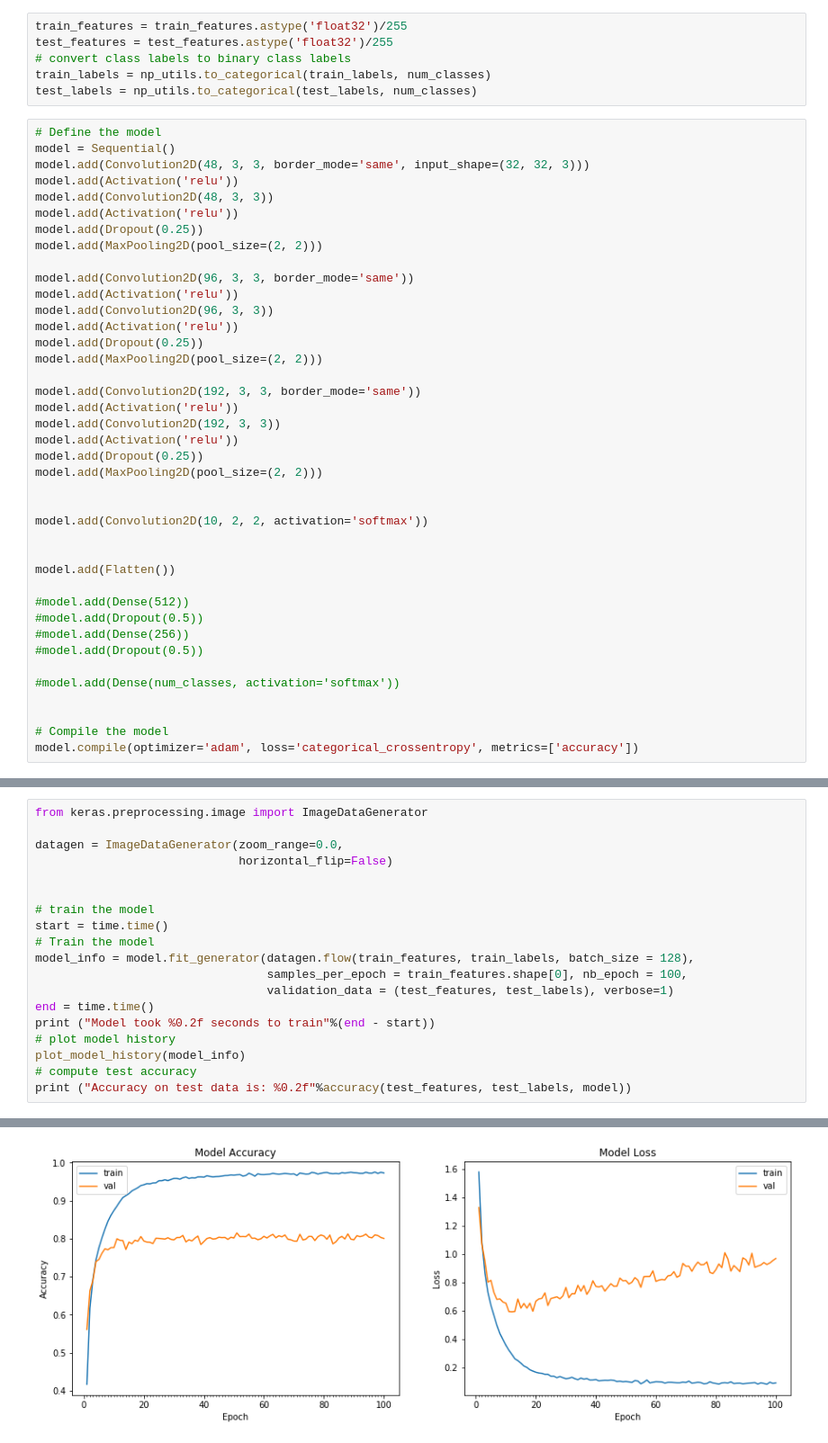
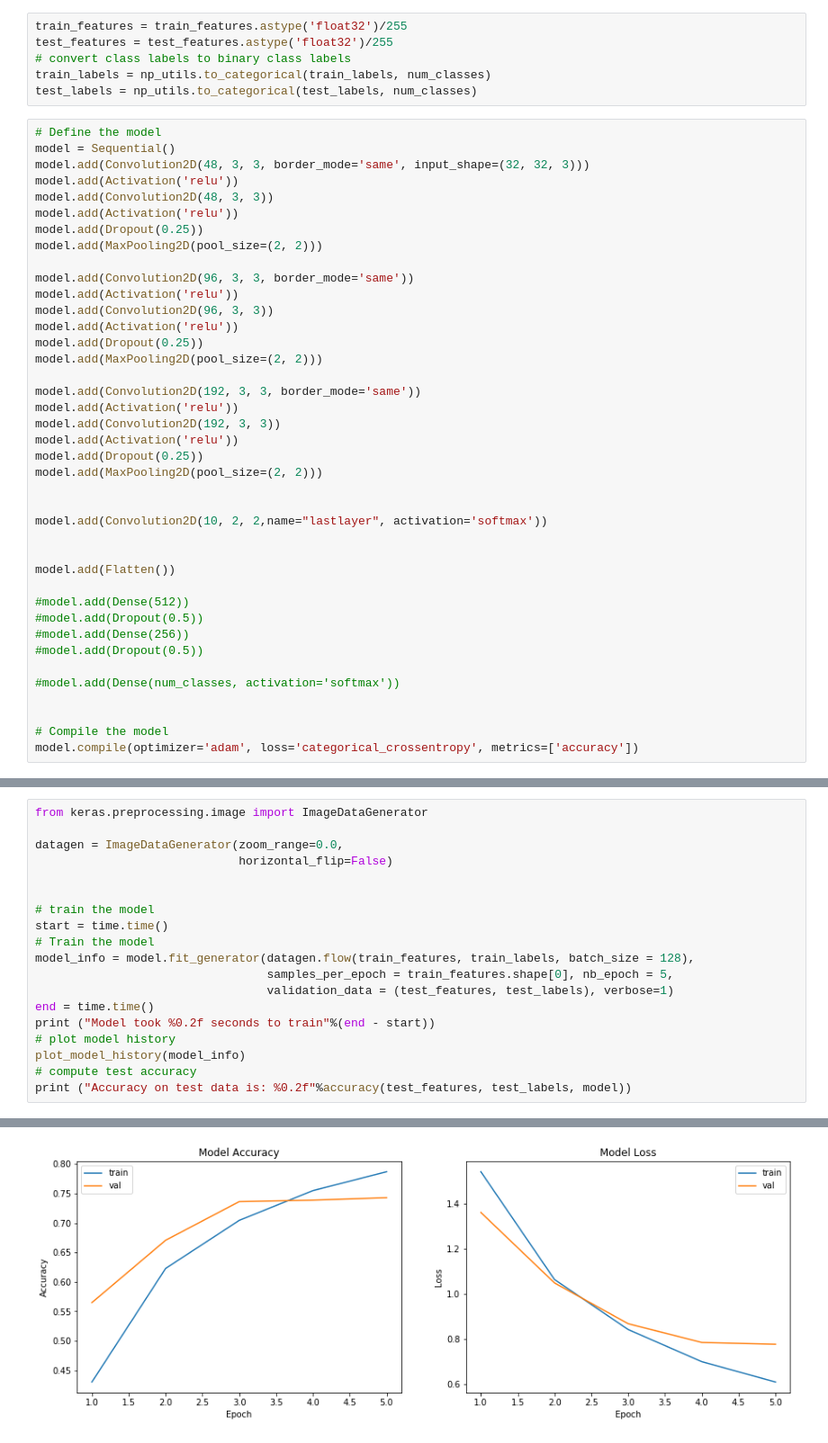
Before and after one commit to balsrini/Assignment9, a Jupyter notebook: Assignment6A.ipynb, the cells around one changed output, grey strips where cells are left out. Shown: that part at 90% size. Cells and saved outputs as stored; diff of their text form.

```diff
--- a/Assignment6A.ipynb
+++ b/Assignment6A.ipynb
@@ -97,7 +99,7 @@ model.add(Dropout(0.25))
 model.add(MaxPooling2D(pool_size=(2, 2)))
 
 
-model.add(Convolution2D(10, 2, 2, activation='softmax'))
+model.add(Convolution2D(10, 2, 2,name="lastlayer", activation='softmax'))
 
 
 model.add(Flatten())
@@ -143,7 +163,7 @@ datagen = ImageDataGenerator(zoom_range=0.0,
 start = time.time()
 # Train the model
 model_info = model.fit_generator(datagen.flow(train_features, train_labels, batch_size = 128),
-                                 samples_per_epoch = train_features.shape[0], nb_epoch = 100,
+                                 samples_per_epoch = train_features.shape[0], nb_epoch = 5,
                                  validation_data = (test_features, test_labels), verbose=1)
 end = time.time()
 print ("Model took %0.2f seconds to train"%(end - start))
@@ -178 +189 @@ Model took 1017.30 seconds to train
-[figure, old version]
+[figure, new version]
```
Also changed, not shown: parts of 7 cells of this notebook.
